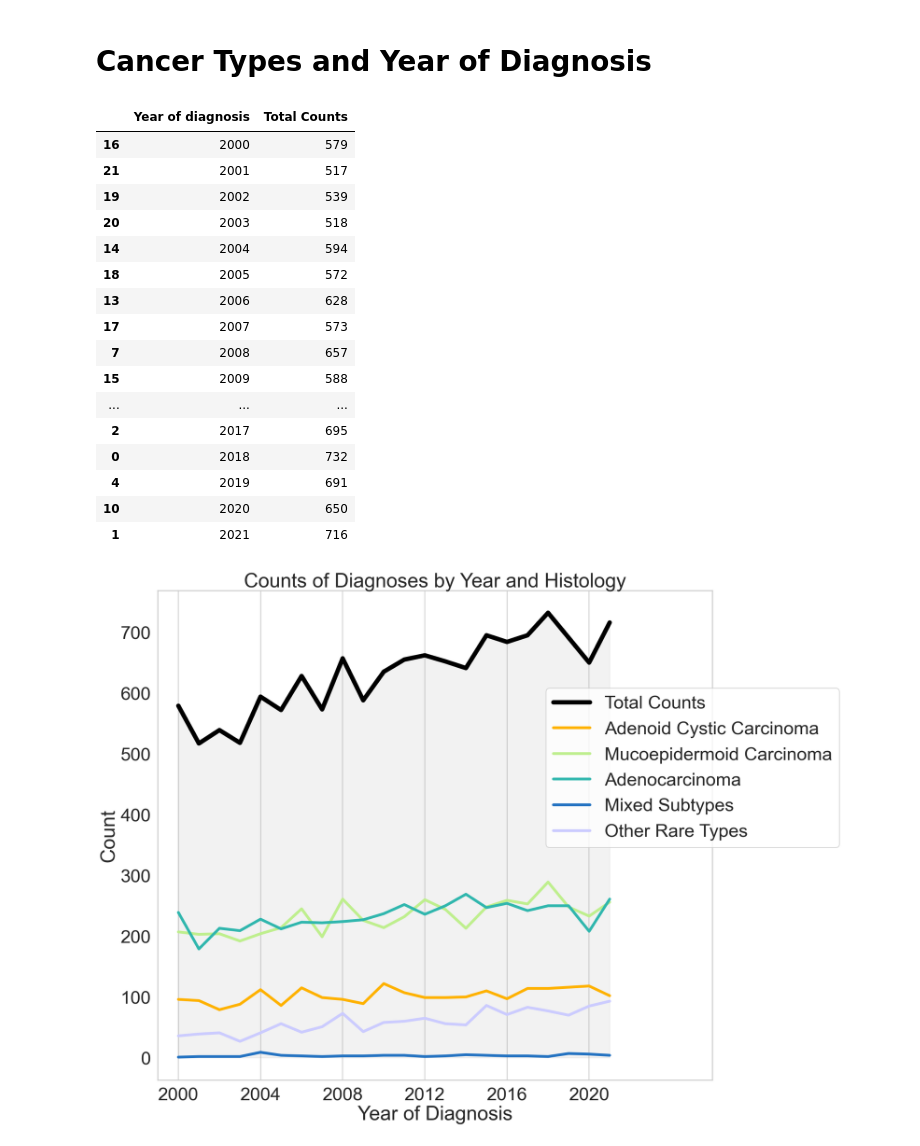
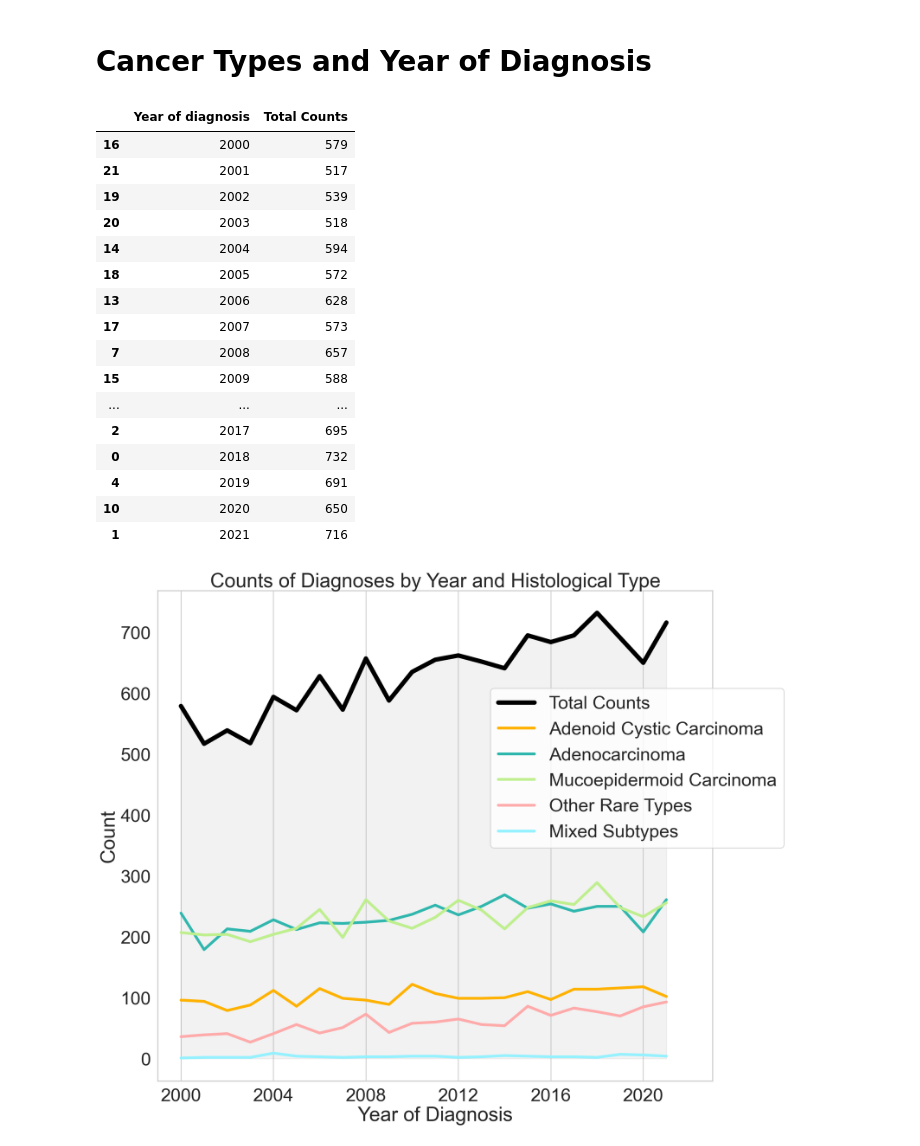
Before and after one commit to obaidkhurram/salivary-tumors, a Jupyter notebook: salivary_tumor_2024.ipynb, the cells around one changed output. Saved outputs shown, nothing was run; the diff lists cells and outputs as text; code cells hidden in the pictures.

```diff
--- a/salivary_tumor_2024.ipynb
+++ b/salivary_tumor_2024.ipynb
@@ -562,21 +542,10 @@ See the caveats in the documentation: https://pandas.pydata.org/pandas-docs/stab
 # %%
-
-# Make sure these colors match your pie chart colors
-colors = ['#ffb200', '#BFEF8E', '#30b7ae', '#2473c2','#ccccff']  # Adjust colors as needed
-
-# Create a color mapping based on unique histology types
-unique_histologies_1 = filtered_df_forFacetGrid['Histology'].unique()
-color_mapping_1 = dict(zip(unique_histologies_1, colors[0:3]))
-
-unique_histologies_2 = filtered_df['Histology'].unique()
-color_mapping_2 = dict(zip(unique_histologies_2, colors))
-
 # Set the context for better visibility
 sns.set_context("notebook", font_scale=1.5)
 
 # Create a FacetGrid instead of using displot
 g = sns.FacetGrid(filtered_df_forFacetGrid, col="Histology", col_wrap=1, height=5, aspect=2, sharex=False)
-g.map_dataframe(sns.histplot, x=age_bin_colname, binwidth=1, hue='Histology', palette=color_mapping_1, multiple='stack')
+g.map_dataframe(sns.histplot, x=age_bin_colname, binwidth=1, hue='Histology', palette=topNColorDict, multiple='stack')
 
 # Rotate the x-tick labels in each facet
 for ax in g.axes.flat:
@@ -600,6 +569,8 @@ labels = tumor_type_counts.index
 
 # Create pie chart
 plt.figure(figsize=(8, 6))
+# Explicit colors definition:
+colors_for_pie = [fullColorDict[label] for label in ordered_labels if label in fullColorDict]
 # Define a function as an input to autopct:
 def autopct_format(pct):
     return ('%1.1f%%' % pct) if pct >= 1 else ''
@@ -607,7 +578,7 @@ def autopct_format(pct):
 # Create the pie chart with specified font sizes
 patches, texts, autotexts = plt.pie(
     ordered_counts, labels=None, autopct=autopct_format,
-    pctdistance=1.2, colors=colors
+    pctdistance=1.2, colors=colors_for_pie
 )
 
 # Adjust the font size for the pie chart
@@ -667,34 +638,34 @@ sns.lineplot(type_year_counts_df,x='Year of diagnosis',y='Counts',
              palette=colors,hue='Histology',lw=5,zorder=2)
 
 # Adjust the x value limits
-plt.xlim(1999,2026)
+plt.xlim(1999,2023)
 plt.xticks(range(2000,2022,4))
 plt.grid(False, axis='y')
 # Adjust legend position and add 'Total Counts' to the legend
-plt.legend(bbox_to_anchor=(.7, .8), loc='upper left', borderaxespad=0.)
+plt.legend(bbox_to_anchor=(.6, .8), loc='upper left', borderaxespad=0.)
 
 # Add labels and title
 plt.xlabel('Year of Diagnosis')
 plt.ylabel('Count')
-plt.title('Counts of Diagnoses by Year and Histology')
+plt.title('Counts of Diagnoses by Year and Histological Type')
 
 plt.show()
 # %% [output]
 |  | Year of diagnosis | Total Counts |
 | 16 | 2000 | 579 |
 | 21 | 2001 | 517 |
 | 19 | 2002 | 539 |
 | 20 | 2003 | 518 |
 | 14 | 2004 | 594 |
 | 18 | 2005 | 572 |
 | 13 | 2006 | 628 |
 | 17 | 2007 | 573 |
 | 7 | 2008 | 657 |
 | 15 | 2009 | 588 |
 | ... | ... | ... |
 | 2 | 2017 | 695 |
 | 0 | 2018 | 732 |
 | 4 | 2019 | 691 |
 | 10 | 2020 | 650 |
 | 1 | 2021 | 716 |
-[figure, old version]
+[figure, new version]
```
Also changed, not shown: parts of 17 cells of this notebook.
